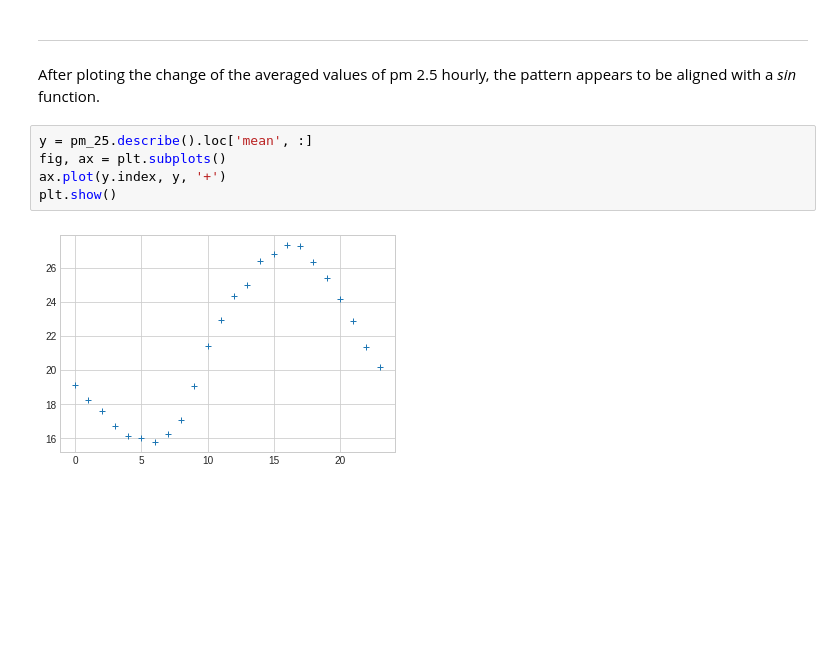
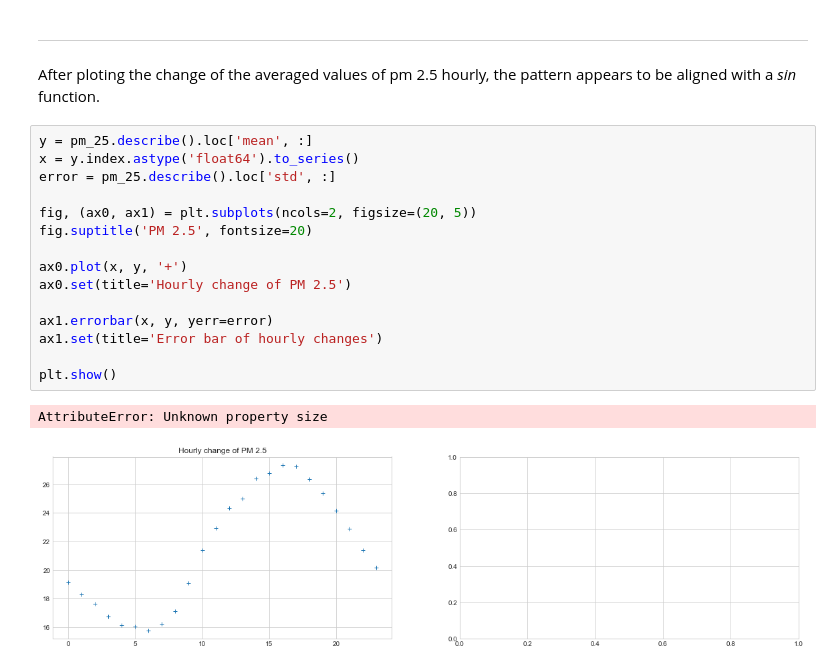
Before and after one commit to RichoHan/machine-learning, a Jupyter notebook: session-1-pm2.5-prediction/data-overview.ipynb, the cells around one changed output. Cells and saved outputs as stored; diff of their text form; blank space fills up the shorter version.

```diff
--- a/session-1-pm2.5-prediction/data-overview.ipynb
+++ b/session-1-pm2.5-prediction/data-overview.ipynb
@@ -58,10 +58,21 @@ plt.show()
 # %% [markdown]
 ---
 After ploting the change of the averaged values of pm 2.5 hourly, the pattern appears to be aligned with a *sin* function.
-# %%
-y = pm_25.describe().loc['mean', :]
-fig, ax = plt.subplots()
-ax.plot(y.index, y, '+')
-plt.show()
-# %% [output]
-[figure, removed]
+# %%
+y = pm_25.describe().loc['mean', :]
+x = y.index.astype('float64').to_series()
+error = pm_25.describe().loc['std', :]
+
+fig, (ax0, ax1) = plt.subplots(ncols=2, figsize=(20, 5))
+fig.suptitle('PM 2.5', fontsize=20)
+
+ax0.plot(x, y, '+')
+ax0.set(title='Hourly change of PM 2.5')
+
+ax1.errorbar(x, y, yerr=error)
+ax1.set(title='Error bar of hourly changes')
+
+plt.show()
+# %% [output]
+AttributeError: Unknown property size
+[figure, added]
```
Also changed, not shown: parts of 2 cells of this notebook.
